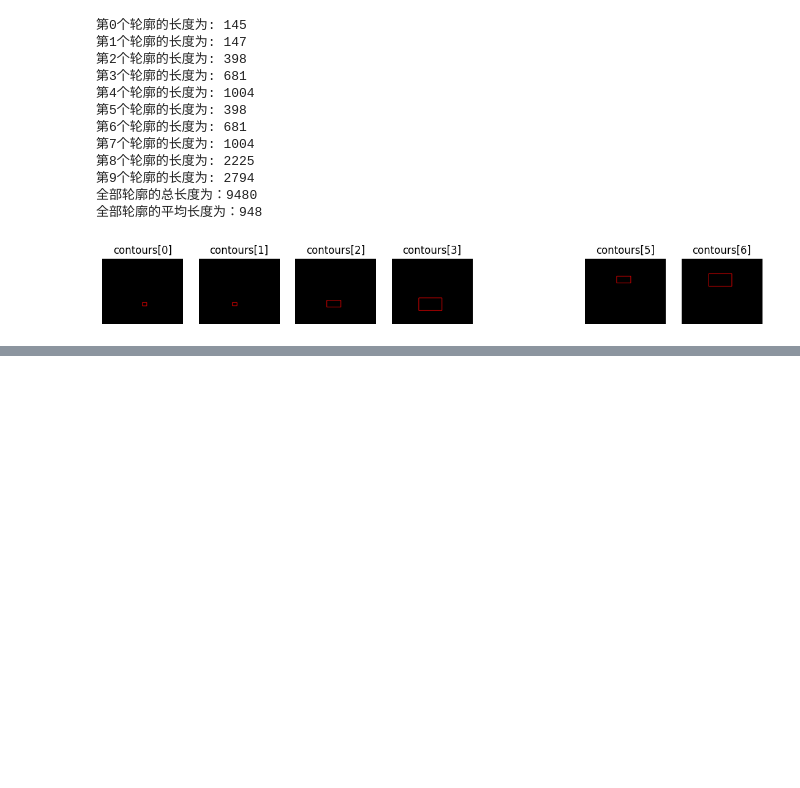
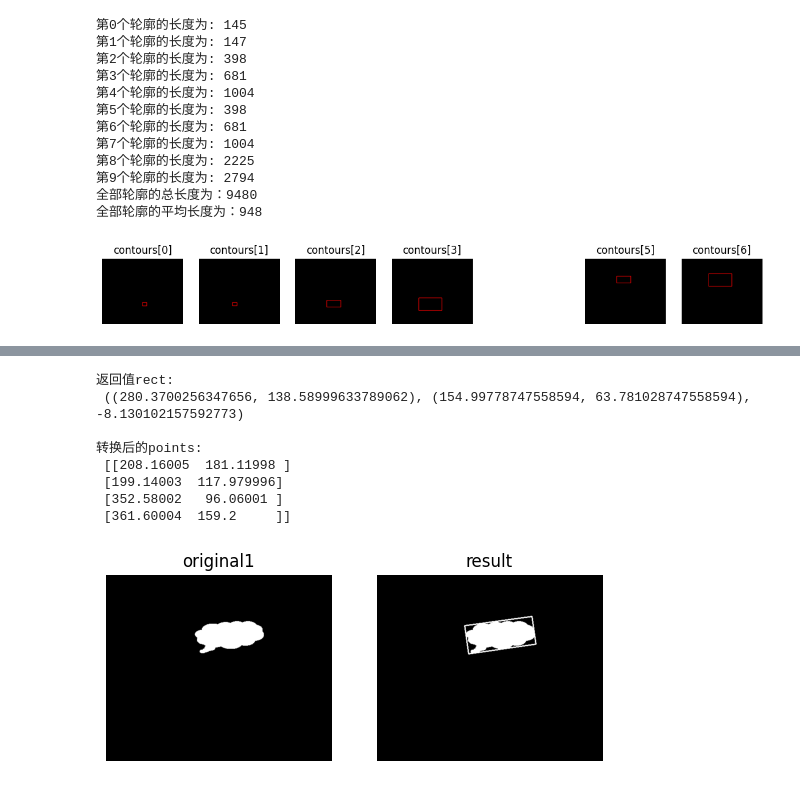
Before and after one commit to MercuryHaipeng/Getting-Started-with-OpenCV-Python-Edition-2nd-Edition-, a Jupyter notebook: Chapter 12/12-1.ipynb, the cells around one changed output, grey strips where cells are left out. Saved outputs shown, nothing was run; the diff lists cells and outputs as text; code cells hidden in the pictures; blank space fills up the shorter version.

```diff
--- a/Chapter 12/12-1.ipynb
+++ b/Chapter 12/12-1.ipynb
@@ -196,0 +324,34 @@ plt.show()
+# %%
+import cv2
+import numpy as np
+o = cv2.imread('cc.bmp')
+plt.subplot(121)
+plt.imshow(o)
+plt.title("original1")
+plt.axis("off")
+
+gray = cv2.cvtColor(o, cv2.COLOR_BGR2GRAY)
+ret, binary = cv2.threshold(gray, 127, 255, cv2.THRESH_BINARY)
+contours, hierarchy = cv2.findContours(binary, cv2.RETR_LIST, cv2.CHAIN_APPROX_SIMPLE)
+rect = cv2.minAreaRect(contours[0])
+print("返回值rect:\n",rect)             # 返回值rect是一个包含三个元素的元组，分别是矩形中心坐标、宽高和旋转角度
+points = cv2.boxPoints(rect)
+print("\n转换后的points:\n",points)    # cv2.boxPoints函数将返回的rect转换为4个顶点坐标
+
+points = np.intp(points)  # 新版Numpy取整函数np.intp 代替旧版 np.int0
+image = cv2.drawContours(o, [points], 0, (255,255,255), 2)
+plt.subplot(122)
+plt.imshow(o)
+plt.title("result")
+plt.axis("off")
+plt.show()
+# %% [output]
+返回值rect:
+ ((280.3700256347656, 138.58999633789062), (154.99778747558594, 63.781028747558594), -8.130102157592773)
+
+转换后的points:
+ [[208.16005  181.11998 ]
+ [199.14003  117.979996]
+ [352.58002   96.06001 ]
+ [361.60004  159.2     ]]
+[figure, added]
```
Also changed, not shown: parts of 6 cells of this notebook, 4 other files.
